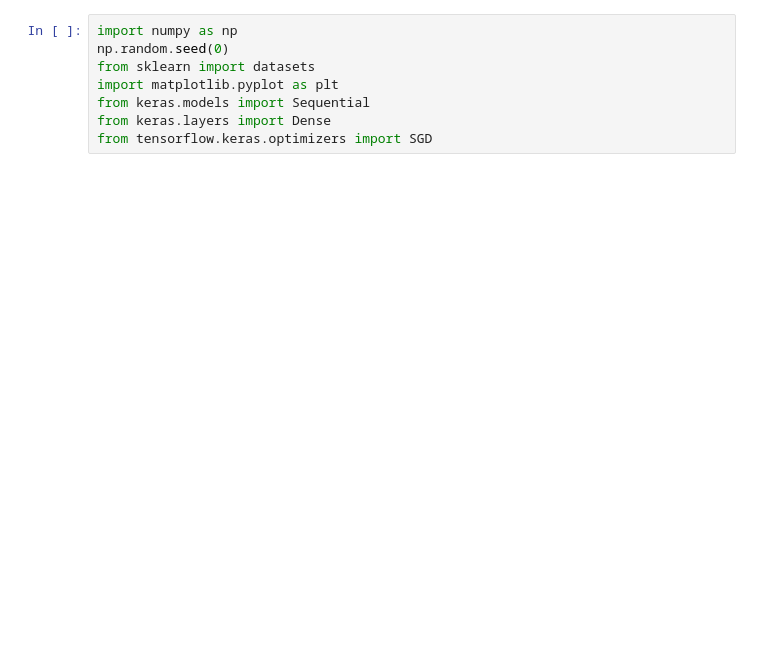
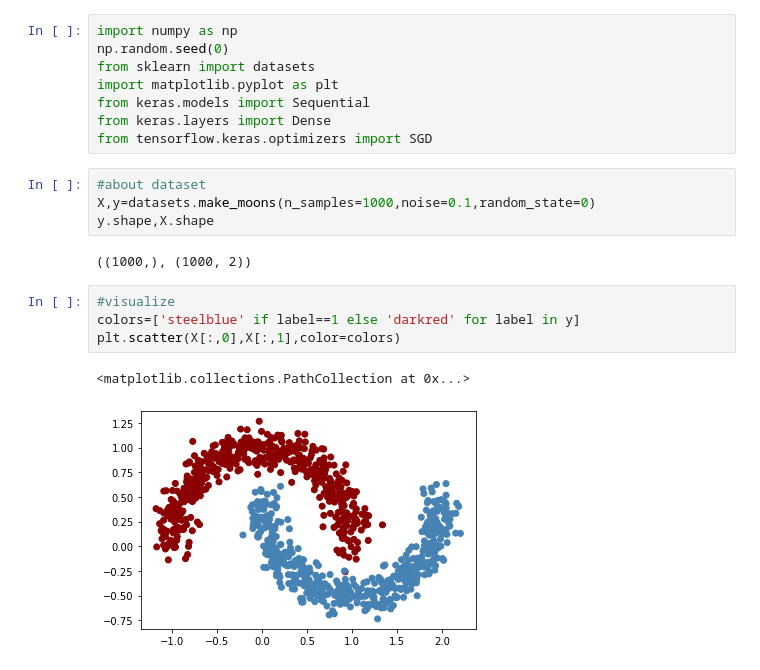
Before and after one commit to Sazzads/ANN, a Jupyter notebook: implement_of_FCNN_with_keras.ipynb, the cells around one changed output. Saved outputs shown, nothing was run; the diff lists cells and outputs as text; blank space fills up the shorter version.

```diff
--- a/implement_of_FCNN_with_keras.ipynb
+++ b/implement_of_FCNN_with_keras.ipynb
@@ -8,3 +8,16 @@ import matplotlib.pyplot as plt
 from keras.models import Sequential
 from keras.layers import Dense
 from tensorflow.keras.optimizers import SGD
+# %%
+#about dataset
+X,y=datasets.make_moons(n_samples=1000,noise=0.1,random_state=0)
+y.shape,X.shape
+# %% [output]
+((1000,), (1000, 2))
+# %%
+#visualize
+colors=['steelblue' if label==1 else 'darkred' for label in y]
+plt.scatter(X[:,0],X[:,1],color=colors)
+# %% [output]
+<matplotlib.collections.PathCollection at 0x...>
+[figure, added]
```
Also changed, not shown: parts of 9 cells of this notebook.
